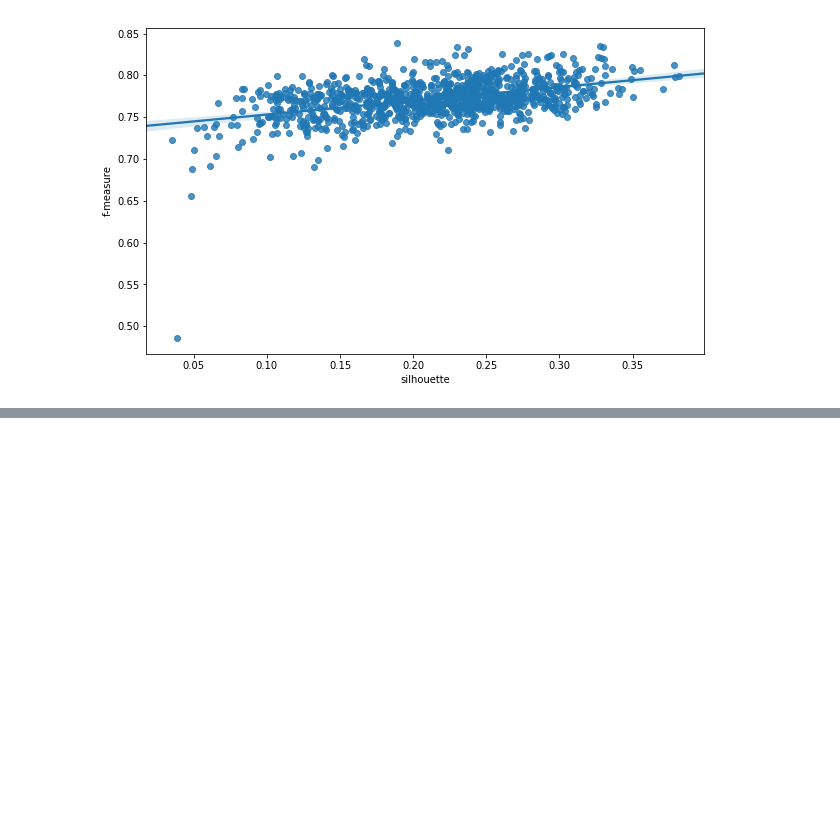
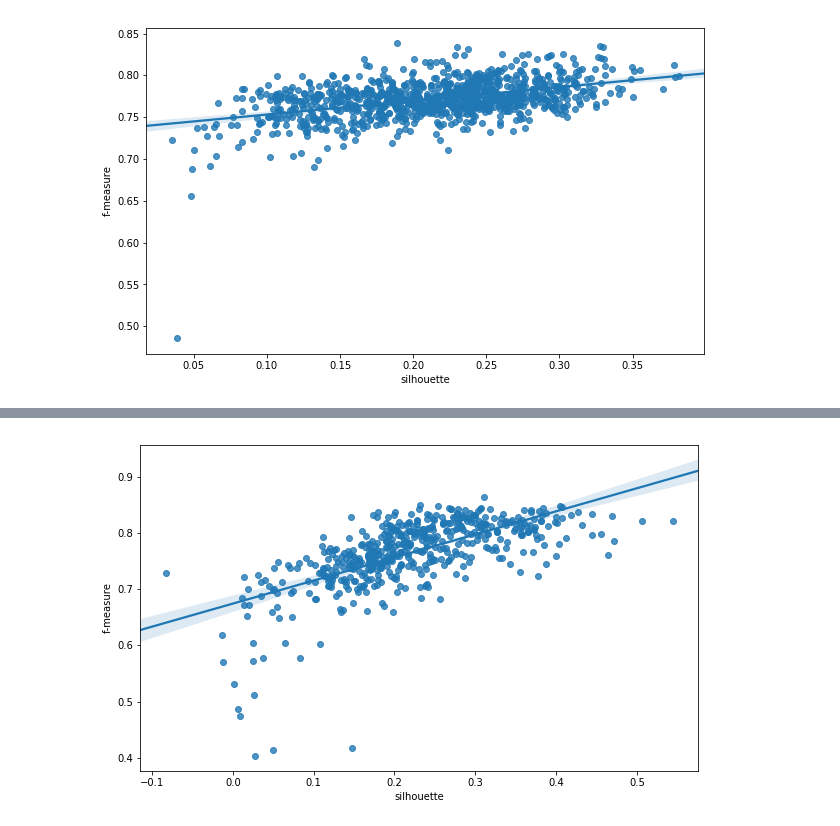
Before and after one commit to ilay32/wals-project, a Jupyter notebook: family-rfs-one-vs-others.ipynb, the cells around one changed output, grey strips where cells are left out. Drawn from its saved outputs; the diff is of its cells as text; code cells hidden in the pictures; blank space fills up the shorter version.

Commit message:
Update family-rfs-one-vs-others Notebook

```diff
--- a/family-rfs-one-vs-others.ipynb
+++ b/family-rfs-one-vs-others.ipynb
@@ -153,3 +153,7 @@ fig,ax  = plt.subplots(figsize=(10,6))
 sns.regplot(x="silhouette", y="f-measure", data=rndstats_aus, ax=ax);
 # %% [output]
 [figure]
+# %%
+loi = list(wals[wals['family']=='Niger-Congo']['Name'])
+loc = Locator(110,include='phonology',loi=loi,loi_count=55,asess=None)
+loc.main('discard')
@@ -155,0 +179,2 @@ sns.regplot(x="silhouette", y="f-measure", data=rndstats_aus, ax=ax);
+# %%
+phonstats = rfstats(loc.flagged,'Niger-Congo')
@@ -155,0 +193,5 @@ sns.regplot(x="silhouette", y="f-measure", data=rndstats_aus, ax=ax);
+# %%
+fig,ax  = plt.subplots(figsize=(10,6))
+sns.regplot(x="silhouette", y="f-measure", data=phonstats, ax=ax);
+# %% [output]
+[figure, added]
```
Also changed, not shown: parts of 6 cells of this notebook.
